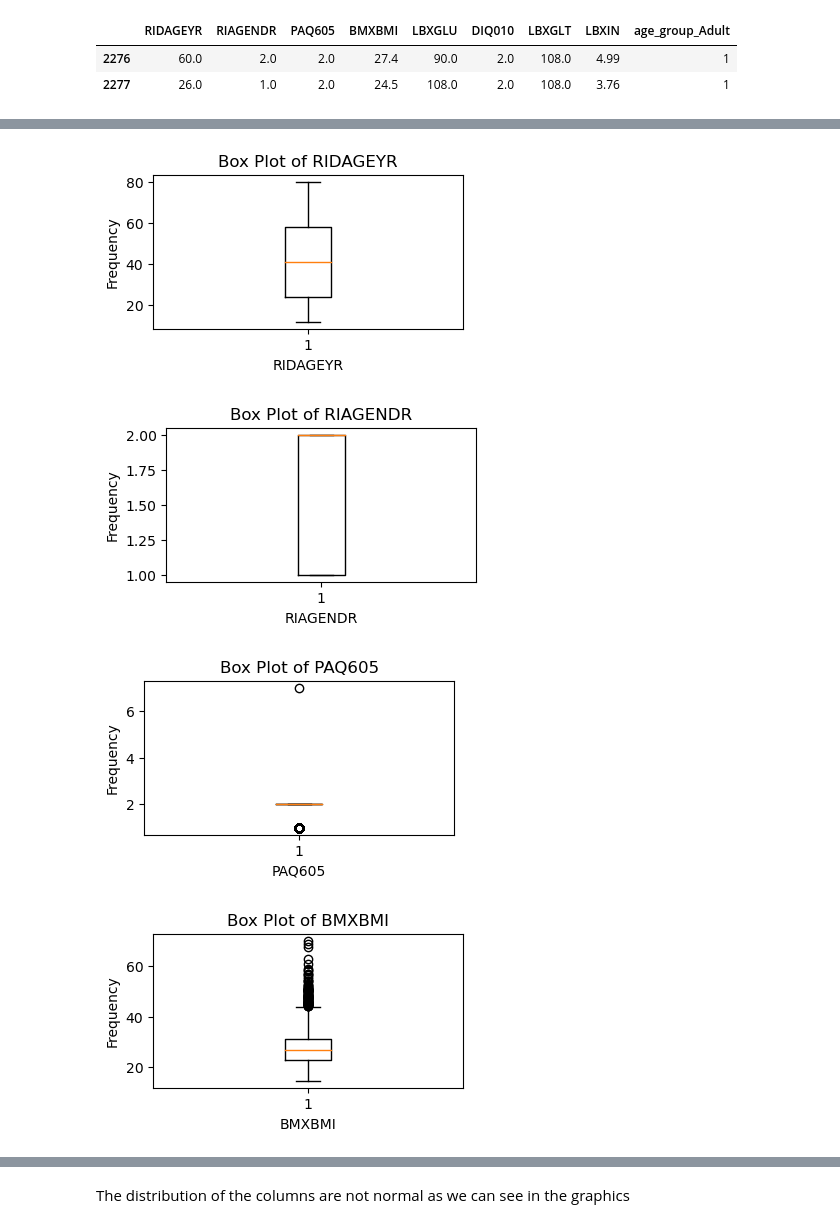
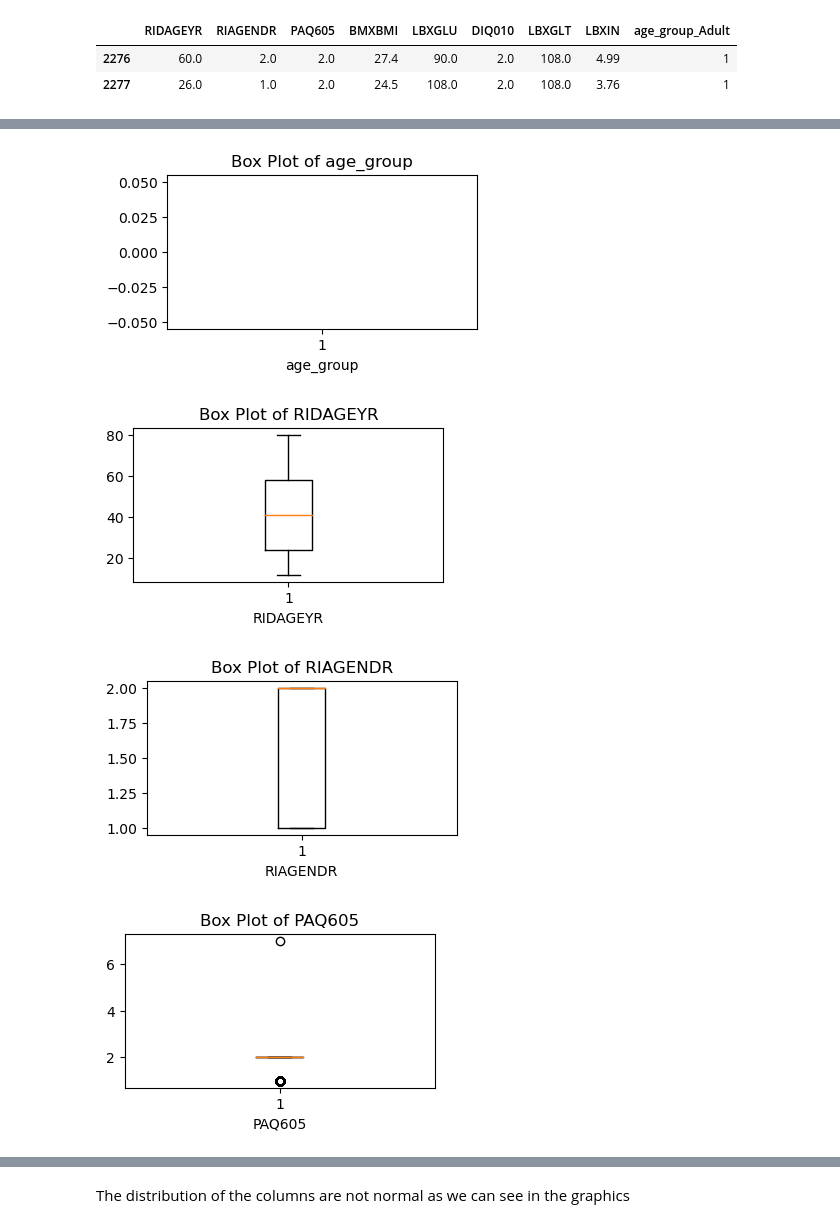
Before and after one commit to izazaka/ML, a Jupyter notebook: CA2 - ML & DP.ipynb, the cells around one changed output, grey strips where cells are left out. Cells and saved outputs as stored; diff of their text form; code cells hidden in the pictures.

```diff
--- a/CA2 - ML & DP.ipynb
+++ b/CA2 - ML & DP.ipynb
@@ -181,7 +199,7 @@ age.tail(2)
 for column in age.columns:
     plt.figure(figsize = (4, 2))
     plt.hist(age[column])
-    plt.title(f'Histogram of {column}')
+    plt.title(f'Distribution of {column}')
     plt.xlabel(column)
     plt.ylabel('Frequency')
     plt.show()
@@ -198,13 +216,17 @@ for column in age.columns:
 # %%
+import matplotlib.pyplot as plt
+
+# Assuming 'age' is your DataFrame
 for column in age.columns:
-    plt.figure(figsize = (4, 2))
-    plt.boxplot(age[column])
+    plt.figure(figsize=(4, 2))
+    # Convert column to numeric, coercing errors to NaN
+    age[column] = pd.to_numeric(age[column], errors='coerce')
+    plt.boxplot(age[column].dropna())  # Drop NaN values before plotting
     plt.title(f'Box Plot of {column}')
     plt.xlabel(column)
-    plt.ylabel('Frequency')
     plt.show()
 # %% [output]
-[figure, old version]
+[figure, new version]
-[figure, old version]
+[figure, new version]
-[figure, old version]
+[figure, new version]
-[figure, old version]
+[figure, new version]
```
Also changed, not shown: parts of 5 cells of this notebook, 3 other files.
